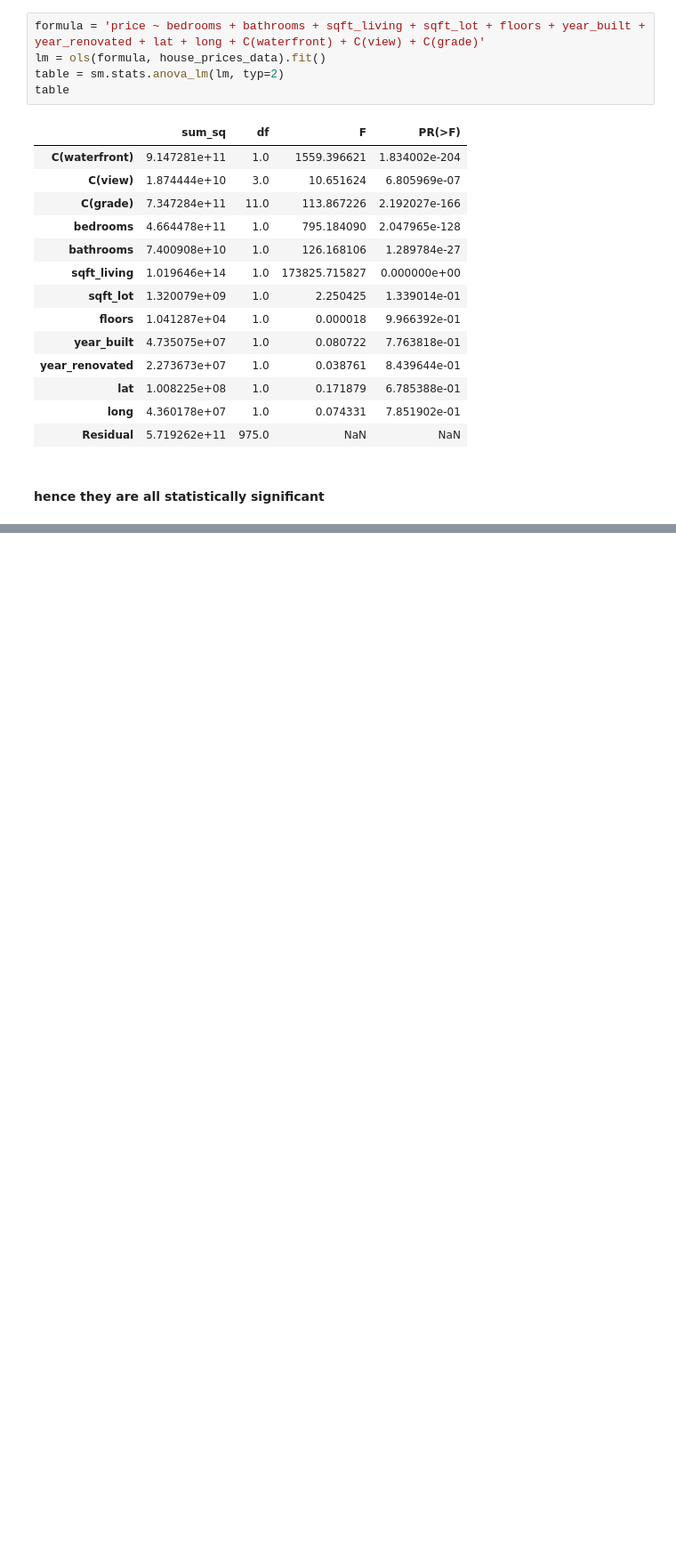
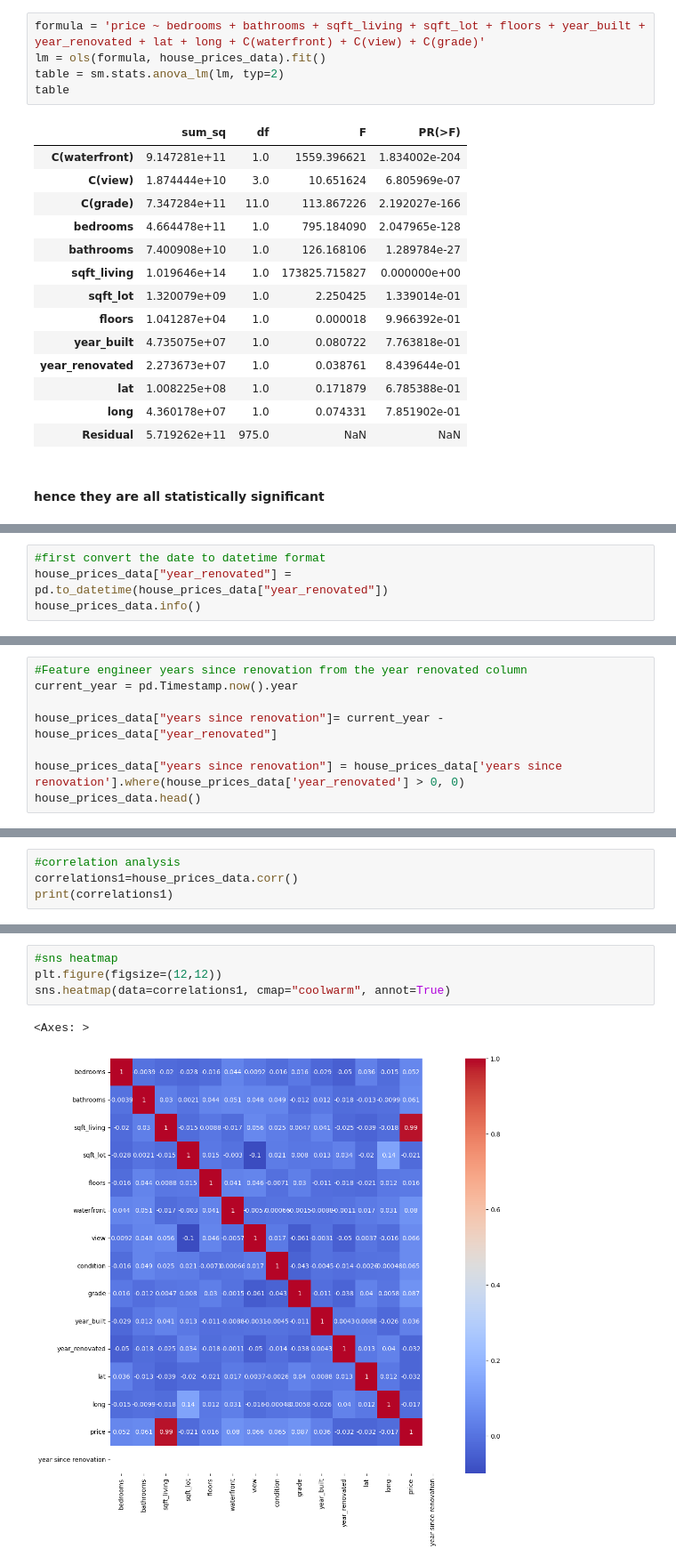
Before and after one commit to Njeri-Kimaru/Python-plus-main, a Jupyter notebook: house_prices.ipynb, the cells around one changed output, grey strips where cells are left out. Shown: that part at 89% size. Cells and saved outputs as stored; diff of their text form; blank space fills up the shorter version.

Commit message:
feature engineering

```diff
--- a/house_prices.ipynb
+++ b/house_prices.ipynb
@@ -267,0 +292,4 @@ table
+# %%
+#first convert the date to datetime format
+house_prices_data["year_renovated"] = pd.to_datetime(house_prices_data["year_renovated"])
+house_prices_data.info()
@@ -267,0 +330,8 @@ table
+# %%
+#Feature engineer years since renovation from the year renovated column
+current_year = pd.Timestamp.now().year
+
+house_prices_data["years since renovation"]= current_year - house_prices_data["year_renovated"]
+
+house_prices_data["years since renovation"] = house_prices_data['years since renovation'].where(house_prices_data['year_renovated'] > 0, 0)
+house_prices_data.head()
@@ -267,0 +369,4 @@ table
+# %%
+#correlation analysis
+correlations1=house_prices_data.corr()
+print(correlations1)
@@ -267,0 +391,7 @@ table
+# %%
+#sns heatmap
+plt.figure(figsize=(12,12))
+sns.heatmap(data=correlations1, cmap="coolwarm", annot=True)
+# %% [output]
+<Axes: >
+[figure, added]
```
Also changed, not shown: parts of 24 cells of this notebook, 3 other files.
